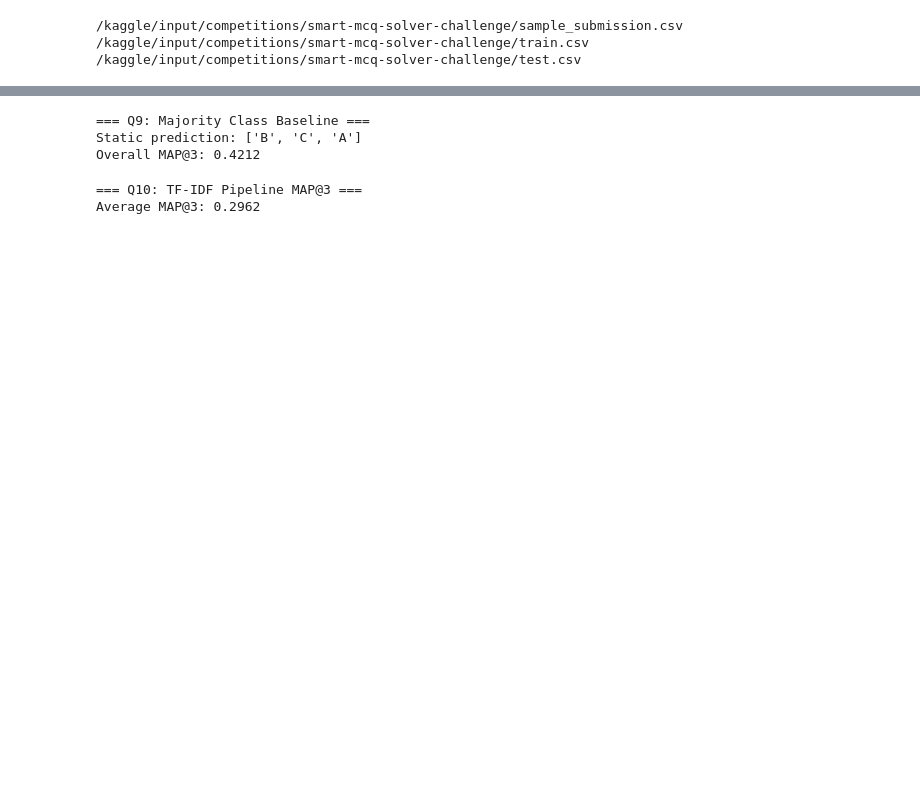
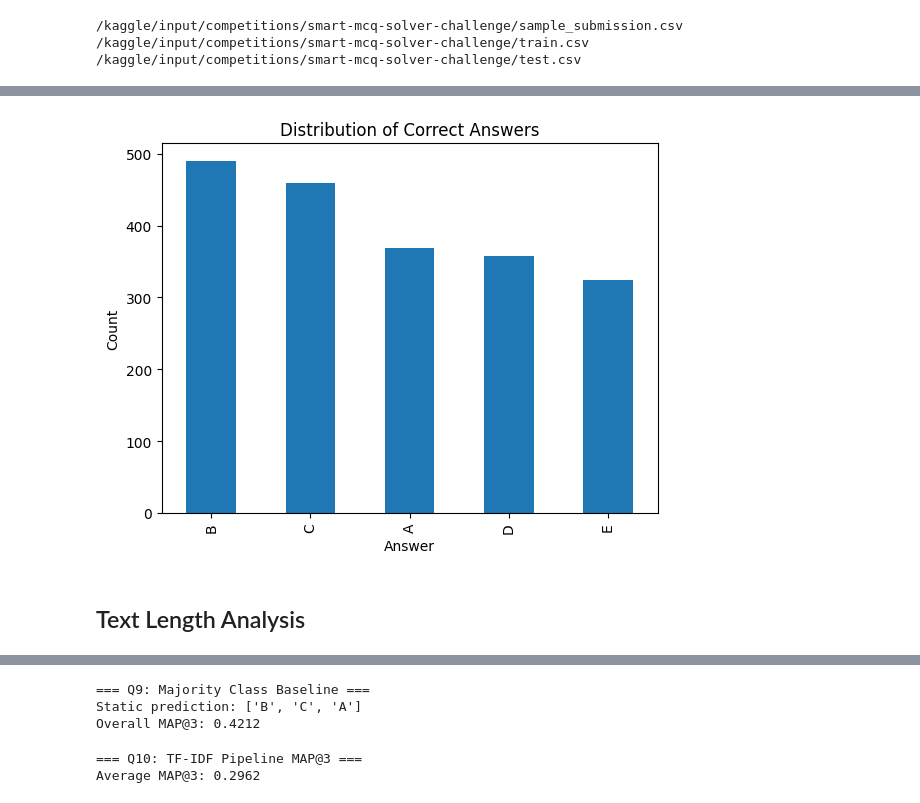
Before and after one commit to Aryan-kashyap25/smart-MCQ-Solver-Challenge, a Jupyter notebook: Milestone-1-notebook.ipynb, the cells around one changed output, grey strips where cells are left out. Cells and saved outputs as stored; diff of their text form; code cells hidden in the pictures; blank space fills up the shorter version.

```diff
--- a/Milestone-1-notebook.ipynb
+++ b/Milestone-1-notebook.ipynb
@@ -134,5 +72,0 @@ Shape  : (2000, 8)
-# %%
-# Q1 — Frequency distribution of correct answers
-freq = df['answer'].value_counts()
-most_freq_option  = freq.idxmax()
-least_freq_option = freq.idxmin()
@@ -295,0 +158,12 @@ Score: 0.5
+# %%
+# Visualization
+
+freq.plot.bar()
+plt.title("Distribution of Correct Answers")
+plt.xlabel("Answer")
+plt.ylabel("Count")
+plt.show()
+# %% [output]
+[figure, added]
+# %% [markdown]
+## Text Length Analysis
```
Also changed, not shown: parts of 57 cells of this notebook.
